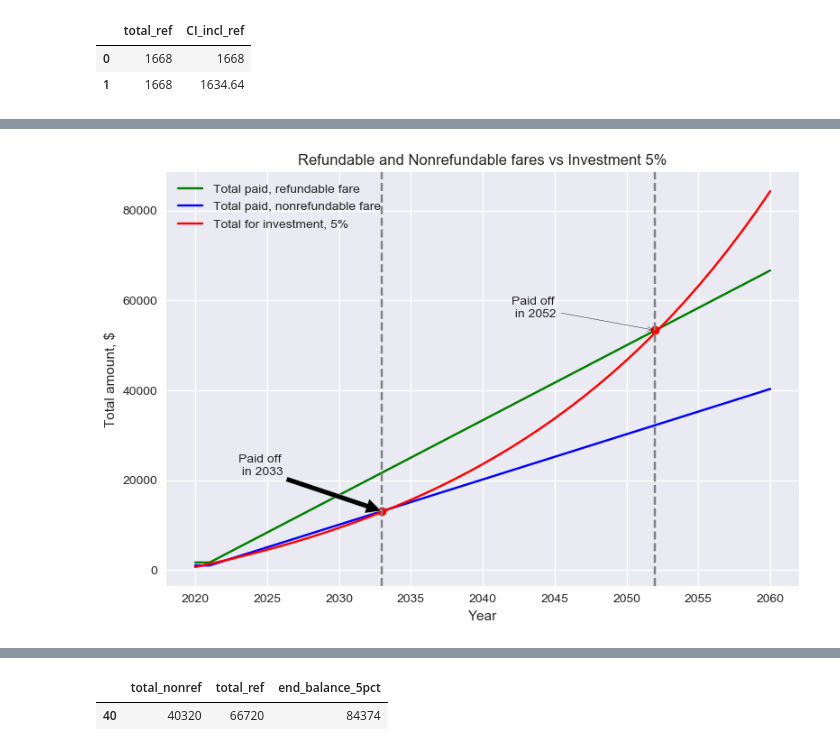
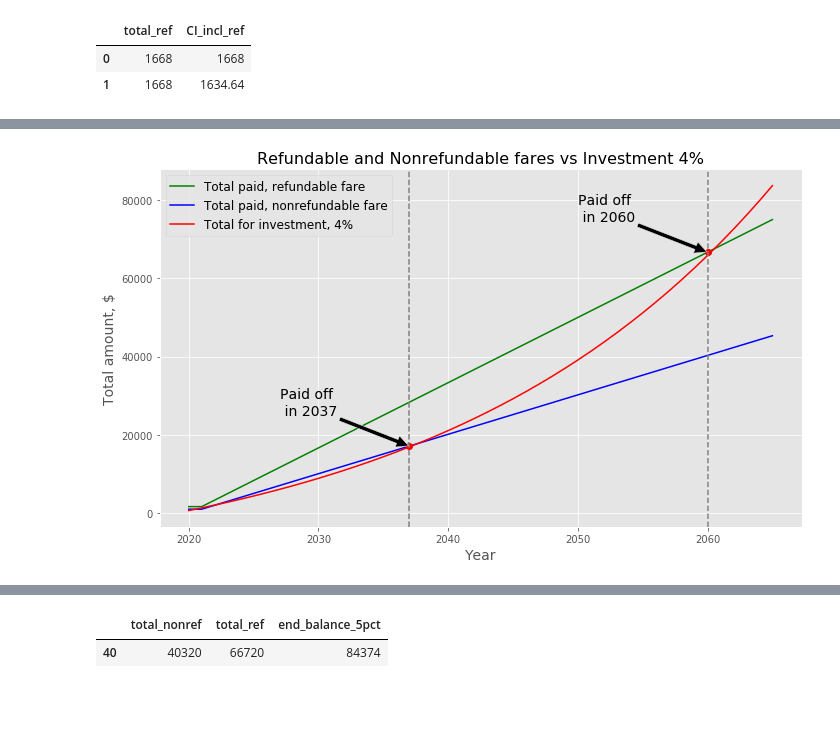
Before and after one commit to samburska/insurance, a Jupyter notebook: Insurance.ipynb, the cells around one changed output, grey strips where cells are left out. Saved outputs shown, nothing was run; the diff lists cells and outputs as text; code cells hidden in the pictures; blank space fills up the shorter version.

```diff
--- a/Insurance.ipynb
+++ b/Insurance.ipynb
@@ -92,18 +107,18 @@ ins.tail()
 # %%
-### INVESTMENT 3% COLUMNS ADDING ###
+### Creating new columns for investment of 4%
 
-inv_3pct = 0.03
+inv_4pct = 0.04
 
 for i in range(years):
     if ins.years_passed[i] == 0:
-        ins['start_balance_3pct'] = 0
-        ins['interest_3pct'] = ins.start_balance_3pct[i]*inv_3pct
-        ins['end_balance_3pct'] = yearly_dif
+        ins['start_balance_4pct'] = 0
+        ins['interest_4pct'] = ins.start_balance_4pct[i]*inv_4pct
+        ins['end_balance_4pct'] = yearly_dif
 
     else:
-        ins.loc[i, 'start_balance_3pct'] = ins.end_balance_3pct[i-1]
-        ins.loc[i, 'interest_3pct'] = ins.start_balance_3pct[i]*inv_3pct
-        ins.loc[i, 'end_balance_3pct'] = ins.start_balance_3pct[i] + ins.interest_3pct[i] + yearly_dif
+        ins.loc[i, 'start_balance_4pct'] = ins.end_balance_4pct[i-1]
+        ins.loc[i, 'interest_4pct'] = ins.start_balance_4pct[i]*inv_4pct
+        ins.loc[i, 'end_balance_4pct'] = ins.start_balance_4pct[i] + ins.interest_4pct[i] + yearly_dif
 ins.tail()
 # %% [output]
 |  | year | years_passed | total_nonref | CI_incl_nonref | total_ref | CI_incl_ref | total_dif | ... |
@@ -211,58 +232,48 @@ plt.show()
 # %%
-# Plotting chart to discover paid-off time on one chart
+#### Refundable and Nonrefundable fares vs Investment 4%
+## Plotting chart to discover paid-off time on one chart
 
-fig, ax = plt.subplots()
-# fig, ax = plt.subplot(2, 1, sharey = True)
+fig, ax = plt.subplots(figsize=(10,6))
+
 ax.plot(ins.year, ins.total_ref,color='green', label = 'Total paid, refundable fare')
 ax.plot(ins.year, ins.total_nonref,color='blue', label = 'Total paid, nonrefundable fare')
-ax.plot(ins.year, ins.end_balance_5pct, color='red', label = 'Total for investment, 5%')
+ax.plot(ins.year, ins.end_balance_4pct, color='red', label = 'Total for investment, 4%')
 
-# Intersection point of paid-off for refundable fare with investment 5%
-idx5_ref = np.argwhere(np.diff(np.sign(ins.total_ref - ins.end_balance_5pct))).flatten()
-ax.plot(ins.year[idx5_ref], ins.total_ref[idx5_ref], 'ro')
+# Intersection point of paid-off for refundable fare with investment 4%
+idx4_ref = np.argwhere(np.diff(np.sign(ins.total_ref - ins.end_balance_4pct))).flatten()
+ax.plot(ins.year[idx4_ref], ins.total_ref[idx4_ref], 'ro')
 
-# Intersection point of paid-off for nonrefundable fare with investment 5%
-idx5_nonref = np.argwhere(np.diff(np.sign(ins.total_nonref - ins.end_balance_5pct))).max().flatten()
-ax.plot(ins.year[idx5_nonref], ins.total_nonref[idx5_nonref], 'ro')
+# Intersection point of paid-off for nonrefundable fare with investment 4%
+idx4_nonref = np.argwhere(np.diff(np.sign(ins.total_nonref - ins.end_balance_4pct))).max().flatten()
+ax.plot(ins.year[idx4_nonref], ins.total_nonref[idx4_nonref], 'ro')
 
 # Annotations:
-year_ref = int(ins.year[idx5_ref])
-amount_ref = int(ins.total_ref[idx5_ref])
-ax.annotate('Paid off\n in ' + str(year_ref), xy = (year_ref,amount_ref), xytext = (year_ref-10, amount_ref+3000), arrowprops = {'arrowstyle':'->', 'color':'black'})
+year_ref_4 = int(ins.year[idx4_ref])
+amount_ref = int(ins.total_ref[idx4_ref])
+ax.annotate('Paid off\n in ' + str(year_ref_4), xy = (year_ref_4,amount_ref), xytext = (year_ref_4-10, amount_ref+8000), arrowprops = dict(facecolor='black', shrink=0.01), fontsize = 14)
 
-year_nonref = int(ins.year[idx5_nonref])
-amount_nonref = int(ins.total_nonref[idx5_nonref])
-ax.annotate('Paid off\n in ' + str(year_nonref), xy = (year_nonref,amount_nonref), xytext = (year_nonref-10, amount_nonref+8000), arrowprops = dict(facecolor='black', shrink=0.01))
+year_nonref_4 = int(ins.year[idx4_nonref])
+amount_nonref = int(ins.total_nonref[idx4_nonref])
+ax.annotate('Paid off\n in ' + str(year_nonref_4), xy = (year_nonref_4,amount_nonref), xytext = (year_nonref_4-10, amount_nonref+8000), arrowprops = dict(facecolor='black', shrink=0.01), fontsize = 14)
 
 # Adding lines
-# ax.axhline(amount_nonref, color = 'grey', linestyle='--')
-ax.axvline(year_nonref, color='grey', linestyle='--')
-ax.axvline(year_ref, color='grey', linestyle='--')
+ax.axvline(year_nonref_4, color='grey', linestyle='--')
+ax.axvline(year_ref_4, color='grey', linestyle='--')
 
 # Adding Vertical Spans
 # ax.axvspan(year, ins.year.max(), alpha=0.5, color='cornsilk')
 
-ax.set_xlabel('Year')
-ax.set_ylabel('Total amount, $')
-ax.legend(loc = 'upper left')
+ax.set_xlabel('Year', fontsize = 14)
+ax.set_ylabel('Total amount, $', fontsize = 14)
+ax.legend(loc = 'upper left', fontsize = 12)
 
-ax.set_title('Refundable and Nonrefundable fares vs Investment 5%')
-
-
-
-# # Adding lines
-# ax[1].axhline(amount, color = 'grey', linestyle='--')
-# ax[1].axvline(year, color='grey', linestyle='--')
-
-# # Adding Vertical Spans
-# ax[1].axvspan(year, ins.year.max(), alpha=0.5, color='cornsilk')
-
+ax.set_title('Refundable and Nonrefundable fares vs Investment 4%', fontsize = 16)
 
 fig.savefig(r"files/Paid_off_time2.jpg")
 plt.tight_layout()
 
 plt.show()
 # %% [output]
-[figure, old version]
+[figure, new version]
 # %%
 # print("Paid-off year with investment 3%: ", ins.year[idx3])
```
Also changed, not shown: parts of 19 cells of this notebook, 6 other files.
